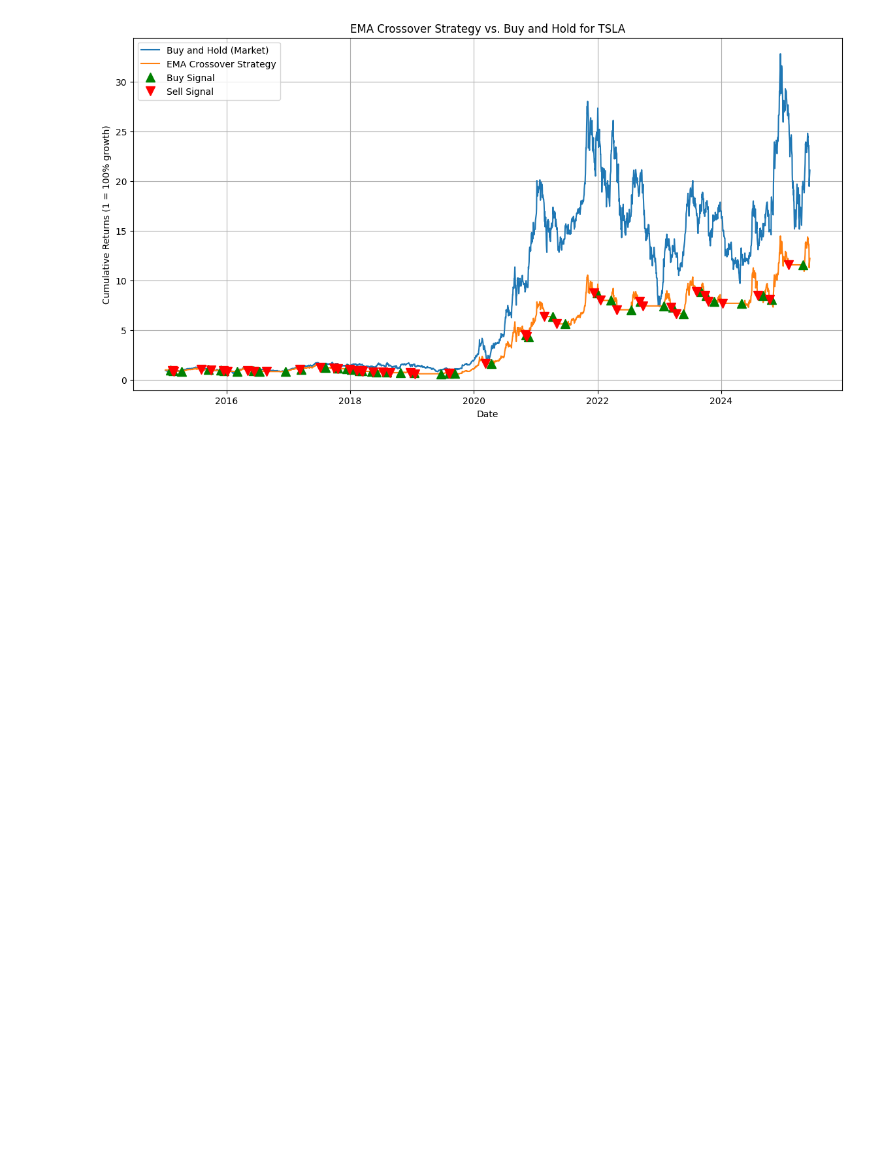
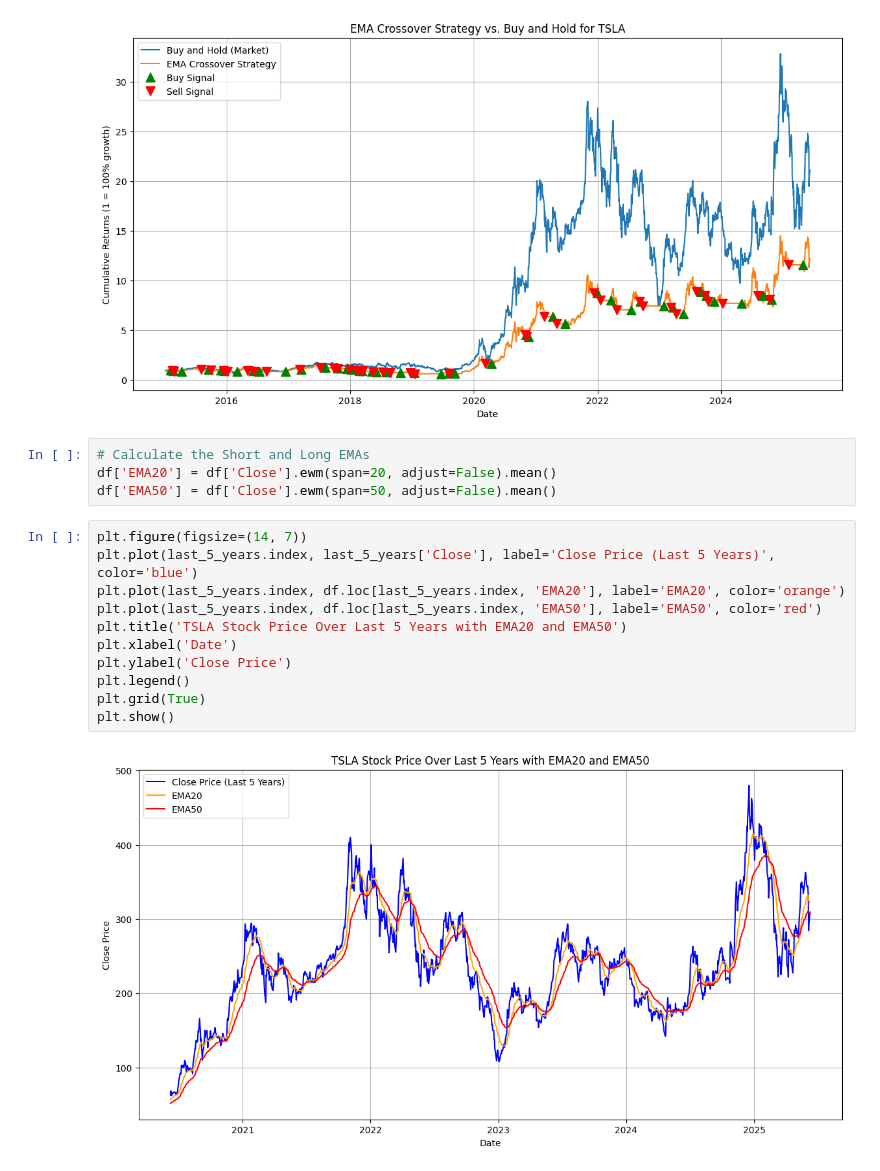
Before and after one commit to subhanu-dev/quant_finance, a Jupyter notebook: tsla_stock.ipynb, the cells around one changed output. Saved outputs shown, nothing was run; the diff lists cells and outputs as text; blank space fills up the shorter version.

```diff
--- a/tsla_stock.ipynb
+++ b/tsla_stock.ipynb
@@ -362,3 +375,20 @@ plt.grid(True)
 plt.show()
 # %% [output]
 [figure]
+# %%
+# Calculate the Short and Long EMAs
+df['EMA20'] = df['Close'].ewm(span=20, adjust=False).mean()
+df['EMA50'] = df['Close'].ewm(span=50, adjust=False).mean()
+# %%
+plt.figure(figsize=(14, 7))
+plt.plot(last_5_years.index, last_5_years['Close'], label='Close Price (Last 5 Years)', color='blue')
+plt.plot(last_5_years.index, df.loc[last_5_years.index, 'EMA20'], label='EMA20', color='orange')
+plt.plot(last_5_years.index, df.loc[last_5_years.index, 'EMA50'], label='EMA50', color='red')
+plt.title('TSLA Stock Price Over Last 5 Years with EMA20 and EMA50')
+plt.xlabel('Date')
+plt.ylabel('Close Price')
+plt.legend()
+plt.grid(True)
+plt.show()
+# %% [output]
+[figure, added]
```
Also changed, not shown: parts of 9 cells of this notebook.
